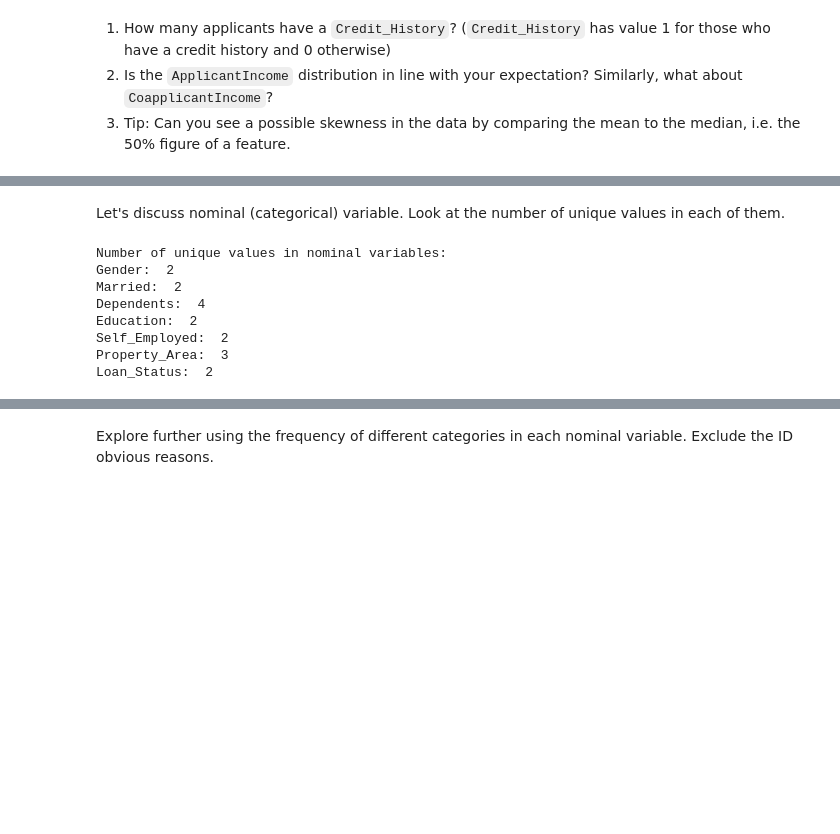
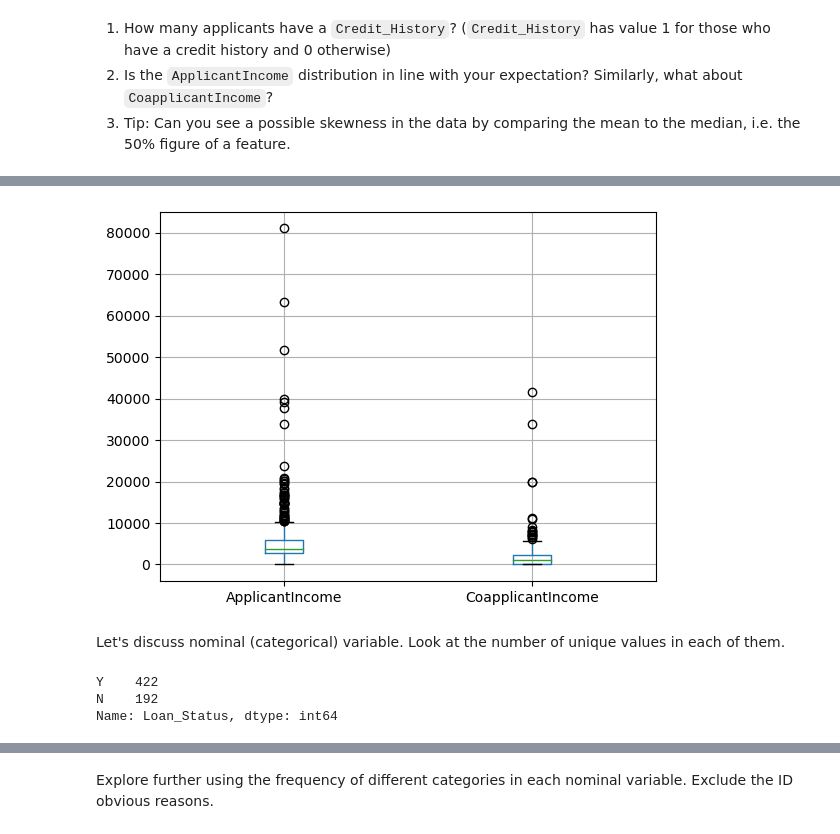
Before and after one commit to jaimin6535/Deployment, a Jupyter notebook: notebooks/instructions.ipynb, the cells around one changed output, grey strips where cells are left out. Drawn from its saved outputs; the diff is of its cells as text; code cells hidden in the pictures; blank space fills up the shorter version.

```diff
--- a/notebooks/instructions.ipynb
+++ b/notebooks/instructions.ipynb
@@ -139,21 +123,13 @@ Median:  1188.5
+# %%
+df.boxplot(column=['ApplicantIncome','CoapplicantIncome'])
+plt.show()
+# %% [output]
+[figure, added]
 # %% [markdown]
 Let's discuss nominal (categorical) variable. Look at the number of unique values in each of them.
-# %%
-# Print the number of unique values in each nominal variable
-print("Number of unique values in nominal variables:")
-print("Gender: ", df['Gender'].nunique())
-print("Married: ", df['Married'].nunique())
-print("Dependents: ", df['Dependents'].nunique())
-print("Education: ", df['Education'].nunique())
-print("Self_Employed: ", df['Self_Employed'].nunique())
-print("Property_Area: ", df['Property_Area'].nunique())
-print("Loan_Status: ", df['Loan_Status'].nunique())
-# %% [output]
-Number of unique values in nominal variables:
-Gender:  2
-Married:  2
-Dependents:  4
-Education:  2
-Self_Employed:  2
-Property_Area:  3
-Loan_Status:  2
+# %%
+df['Loan_Status'].value_counts()
+# %% [output]
+Y    422
+N    192
+Name: Loan_Status, dtype: int64
```
Also changed, not shown: parts of 73 cells of this notebook.
